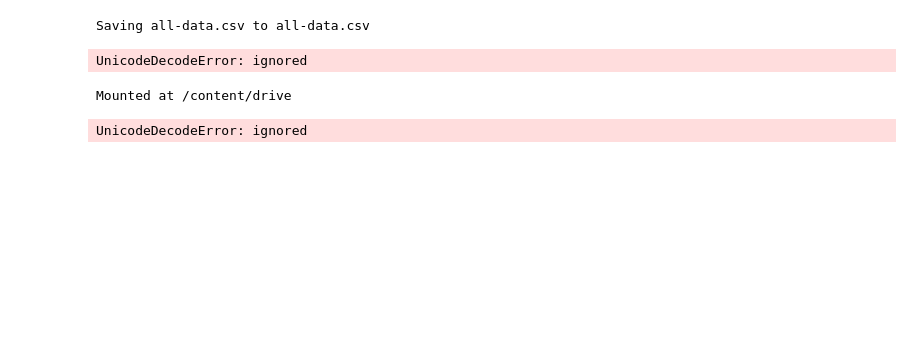
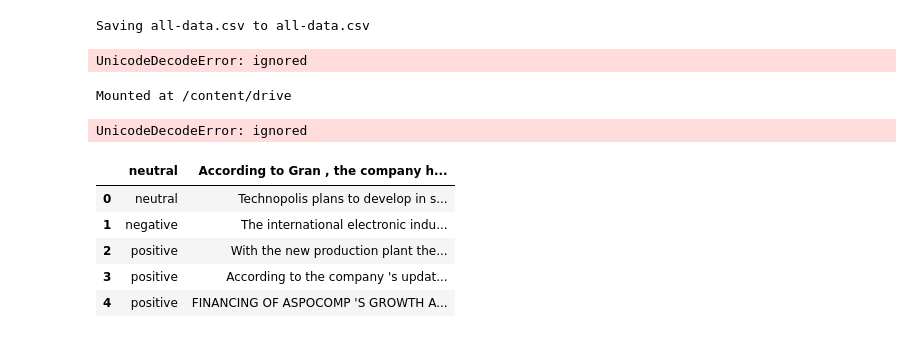
Before and after one commit to SSupriya2501/SSupriya2501, a Jupyter notebook: Final_project_test1.ipynb, the cells around one changed output. Saved outputs shown, nothing was run; the diff lists cells and outputs as text; code cells hidden in the pictures; blank space fills up the shorter version.

```diff
--- a/Final_project_test1.ipynb
+++ b/Final_project_test1.ipynb
@@ -34,3 +34,17 @@ df_bonus = pd.read_csv(path)
 # Dataset is now stored in a Pandas Dataframe
 # %% [output]
 UnicodeDecodeError: ignored
+# %%
+import pandas as pd
+
+path = "/content/drive/MyDrive/all-data.csv"
+df= pd.read_csv(path , encoding = "windows-1252")
+#df=pd.read_csv('all-data.csv',encoding = "windows-1252")
+df.head()
+# %% [output]
+|  | neutral | According to Gran , the company h... |
+| 0 | neutral | Technopolis plans to develop in s... |
+| 1 | negative | The international electronic indu... |
+| 2 | positive | With the new production plant the... |
+| 3 | positive | According to the company 's updat... |
+| 4 | positive | FINANCING OF ASPOCOMP 'S GROWTH A... |
```
Also changed, not shown: parts of 5 cells of this notebook.
